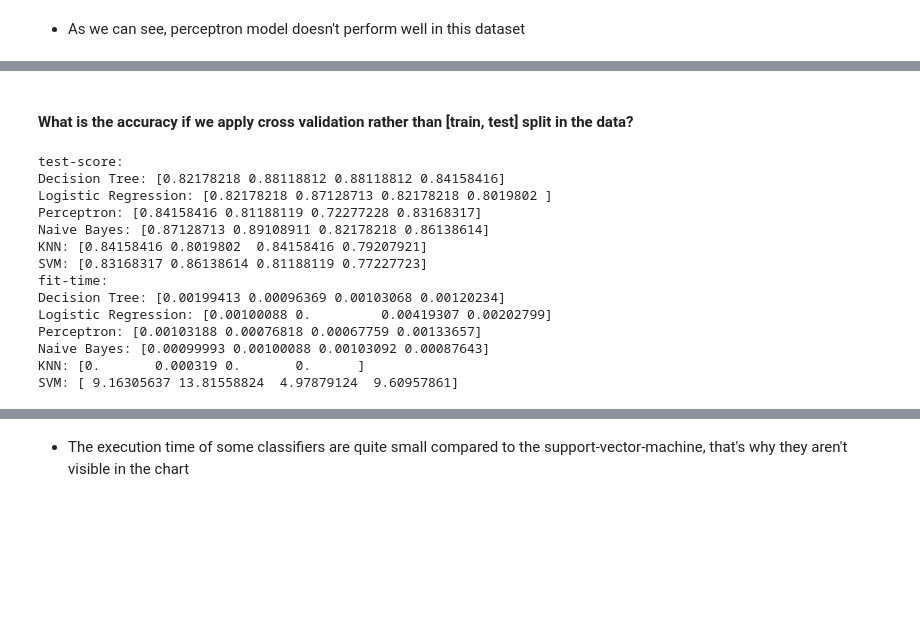
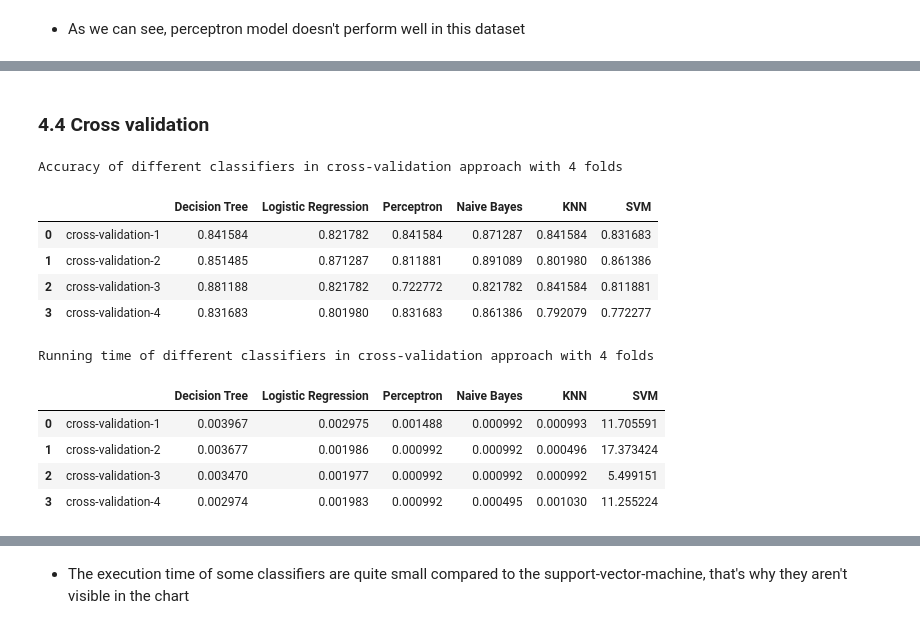
Before and after one commit to maliakber/data-mining-csc-503, a Jupyter notebook: source/nba-hall-of-fame-jupnote.ipynb, the cells around one changed output, grey strips where cells are left out. Saved outputs shown, nothing was run; the diff lists cells and outputs as text; code cells hidden in the pictures; blank space fills up the shorter version.

```diff
--- a/source/nba-hall-of-fame-jupnote.ipynb
+++ b/source/nba-hall-of-fame-jupnote.ipynb
@@ -611,5 +595,5 @@ plt.show()
-# %% [markdown]
-#### What is the accuracy if we apply cross validation rather than [train, test] split in the data?
+# %% [markdown]
+### 4.4 Cross validation
 # %%
 treeCross = cross_validate(tree, X, y, cv=4)
 logregCross = cross_validate(logreg, X, y, cv=4)
@@ -620,53 +604,58 @@ svmCross = cross_validate(svmachine, X, y, cv=4)
 # %%
 rows_list1 = []
 
 for i in range(4):
     rows_list1.append(['Decision Tree', 'cv'+str(i+1), treeCross['test_score'][i]])
     rows_list1.append(['Logistic Regression', 'cv'+str(i+1), logregCross['test_score'][i]])
     rows_list1.append(['Perceptron', 'cv'+str(i+1), percepCross['test_score'][i]])
     rows_list1.append(['Naive Bayes', 'cv'+str(i+1), nbCross['test_score'][i]])
     rows_list1.append(['KNN', 'cv'+str(i+1), knnCross['test_score'][i]])
     rows_list1.append(['SVM', 'cv'+str(i+1), svmCross['test_score'][i]])
 
 rows_list2 = []
 for i in range(4):
     rows_list2.append(['Decision Tree', 'cv'+str(i+1), treeCross['fit_time'][i]])
     rows_list2.append(['Logistic Regression', 'cv'+str(i+1), logregCross['fit_time'][i]])
     rows_list2.append(['Perceptron', 'cv'+str(i+1), percepCross['fit_time'][i]])
     rows_list2.append(['Naive Bayes', 'cv'+str(i+1), nbCross['fit_time'][i]])
     rows_list2.append(['KNN', 'cv'+str(i+1), knnCross['fit_time'][i]])
     rows_list2.append(['SVM', 'cv'+str(i+1), svmCross['fit_time'][i]])
 
-print("test-score:")
-print("Decision Tree:", treeCross['test_score'])
-print("Logistic Regression:", logregCross['test_score'])
-print("Perceptron:", percepCross['test_score'])
-print("Naive Bayes:", nbCross['test_score'])
-print("KNN:", knnCross['test_score'])
-print("SVM:", svmCross['test_score'])
-print("fit-time:")
-print("Decision Tree:", treeCross['fit_time'])
-print("Logistic Regression:", logregCross['fit_time'])
-print("Perceptron:", percepCross['fit_time'])
-print("Naive Bayes:", nbCross['fit_time'])
-print("KNN:", knnCross['fit_time'])
-print("SVM:", svmCross['fit_time'])
+
+accuracy_list = dict()
+accuracy_list[''] = ['cross-validation-1', 'cross-validation-2', 'cross-validation-3', 'cross-validation-4']
+for row in rows_list1:
+    if row[0] not in accuracy_list:
+        accuracy_list[row[0]] = []
+    accuracy_list[row[0]].append(row[2])
+
+print("Accuracy of different classifiers in cross-validation approach with 4 folds")
+pd.DataFrame.from_dict(accuracy_list)
 # we are using 4 folds here for the cross validation
 # %% [output]
-test-score:
-Decision Tree: [0.82178218 0.88118812 0.88118812 0.84158416]
-Logistic Regression: [0.82178218 0.87128713 0.82178218 0.8019802 ]
-Perceptron: [0.84158416 0.81188119 0.72277228 0.83168317]
-Naive Bayes: [0.87128713 0.89108911 0.82178218 0.86138614]
-KNN: [0.84158416 0.8019802  0.84158416 0.79207921]
-SVM: [0.83168317 0.86138614 0.81188119 0.77227723]
-fit-time:
-Decision Tree: [0.00199413 0.00096369 0.00103068 0.00120234]
-Logistic Regression: [0.00100088 0.         0.00419307 0.00202799]
-Perceptron: [0.00103188 0.00076818 0.00067759 0.00133657]
-Naive Bayes: [0.00099993 0.00100088 0.00103092 0.00087643]
-KNN: [0.       0.000319 0.       0.      ]
-SVM: [ 9.16305637 13.81558824  4.97879124  9.60957861]
+Accuracy of different classifiers in cross-validation approach with 4 folds
+|  |  | Decision Tree | Logistic Regression | Perceptron | Naive Bayes | KNN | SVM |
+| 0 | cross-validation-1 | 0.841584 | 0.821782 | 0.841584 | 0.871287 | 0.841584 | 0.831683 |
+| 1 | cross-validation-2 | 0.851485 | 0.871287 | 0.811881 | 0.891089 | 0.801980 | 0.861386 |
+| 2 | cross-validation-3 | 0.881188 | 0.821782 | 0.722772 | 0.821782 | 0.841584 | 0.811881 |
+| 3 | cross-validation-4 | 0.831683 | 0.801980 | 0.831683 | 0.861386 | 0.792079 | 0.772277 |
+# %%
+accuracy_list = dict()
+accuracy_list[''] = ['cross-validation-1', 'cross-validation-2', 'cross-validation-3', 'cross-validation-4']
+for row in rows_list2:
+    if row[0] not in accuracy_list:
+        accuracy_list[row[0]] = []
+    accuracy_list[row[0]].append(row[2])
+
+print("Running time of different classifiers in cross-validation approach with 4 folds")
+pd.DataFrame.from_dict(accuracy_list)
+# %% [output]
+Running time of different classifiers in cross-validation approach with 4 folds
+|  |  | Decision Tree | Logistic Regression | Perceptron | Naive Bayes | KNN | SVM |
+| 0 | cross-validation-1 | 0.003967 | 0.002975 | 0.001488 | 0.000992 | 0.000993 | 11.705591 |
+| 1 | cross-validation-2 | 0.003677 | 0.001986 | 0.000992 | 0.000992 | 0.000496 | 17.373424 |
+| 2 | cross-validation-3 | 0.003470 | 0.001977 | 0.000992 | 0.000992 | 0.000992 | 5.499151 |
+| 3 | cross-validation-4 | 0.002974 | 0.001983 | 0.000992 | 0.000495 | 0.001030 | 11.255224 |
 # %%
 performance = pd.DataFrame(rows_list1, columns=['classifier','type','accuracy'])
 performance.pivot('classifier','type','accuracy').plot(kind='bar', figsize=(15, 7), width=0.8, rot=60) # stacked=True
```
Also changed, not shown: parts of 64 cells of this notebook.
